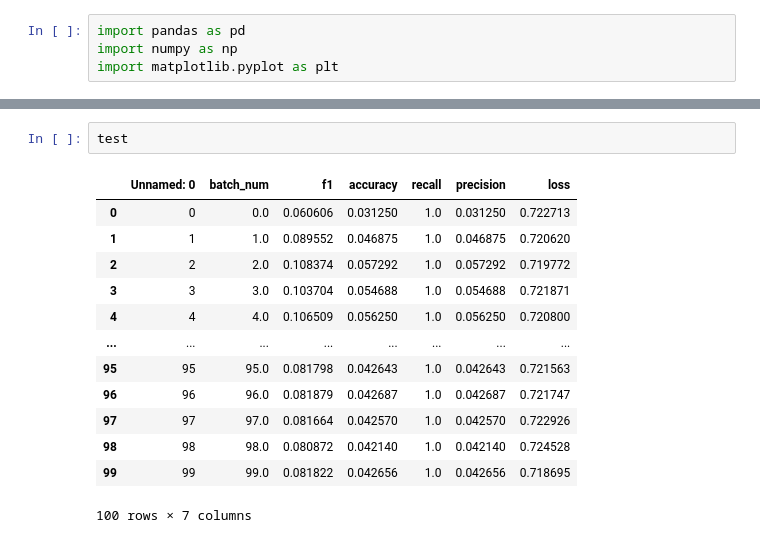
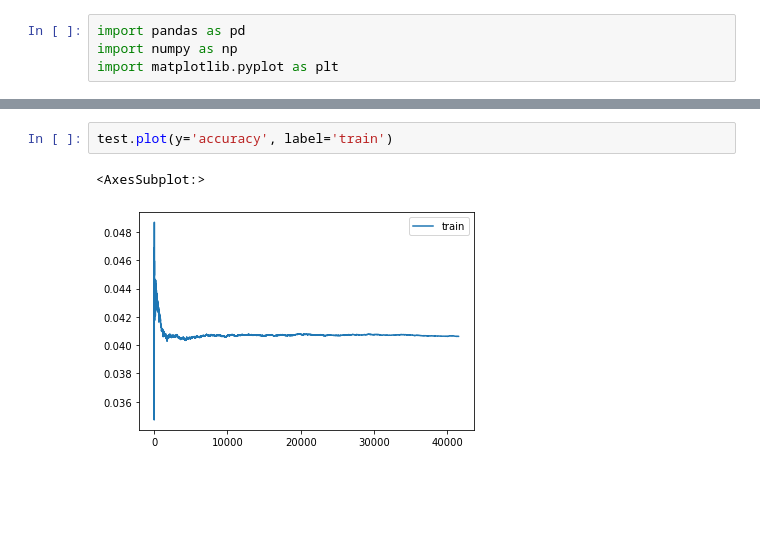
Before and after one commit to Guydada/MIND-Recommender-System-Project-Pytorch-TF-IDF--Deep-Learning, a Jupyter notebook: notebooks/final_report.ipynb, the cells around one changed output, grey strips where cells are left out. Drawn from its saved outputs; the diff is of its cells as text; blank space fills up the shorter version.

```diff
--- a/notebooks/final_report.ipynb
+++ b/notebooks/final_report.ipynb
@@ -13,19 +13,8 @@ loss.plot(x='epoch', y='loss', label='train')
-# %%
-test
-# %% [output]
-|  | Unnamed: 0 | batch_num | f1 | accuracy | recall | precision | loss |
-| 0 | 0 | 0.0 | 0.060606 | 0.031250 | 1.0 | 0.031250 | 0.722713 |
-| 1 | 1 | 1.0 | 0.089552 | 0.046875 | 1.0 | 0.046875 | 0.720620 |
-| 2 | 2 | 2.0 | 0.108374 | 0.057292 | 1.0 | 0.057292 | 0.719772 |
-| 3 | 3 | 3.0 | 0.103704 | 0.054688 | 1.0 | 0.054688 | 0.721871 |
-| 4 | 4 | 4.0 | 0.106509 | 0.056250 | 1.0 | 0.056250 | 0.720800 |
-| ... | ... | ... | ... | ... | ... | ... | ... |
-| 95 | 95 | 95.0 | 0.081798 | 0.042643 | 1.0 | 0.042643 | 0.721563 |
-| 96 | 96 | 96.0 | 0.081879 | 0.042687 | 1.0 | 0.042687 | 0.721747 |
-| 97 | 97 | 97.0 | 0.081664 | 0.042570 | 1.0 | 0.042570 | 0.722926 |
-| 98 | 98 | 98.0 | 0.080872 | 0.042140 | 1.0 | 0.042140 | 0.724528 |
-| 99 | 99 | 99.0 | 0.081822 | 0.042656 | 1.0 | 0.042656 | 0.718695 |
-100 rows × 7 columns
+# %%
+test.plot(y='accuracy', label='train')
+# %% [output]
+<AxesSubplot:>
+[figure, added]
 # %%
 test.drop(columns=['Unnamed: 0', 'batch_num']).plot()
 # %% [output]
```
Also changed, not shown: parts of 3 cells of this notebook, 2 other files.
